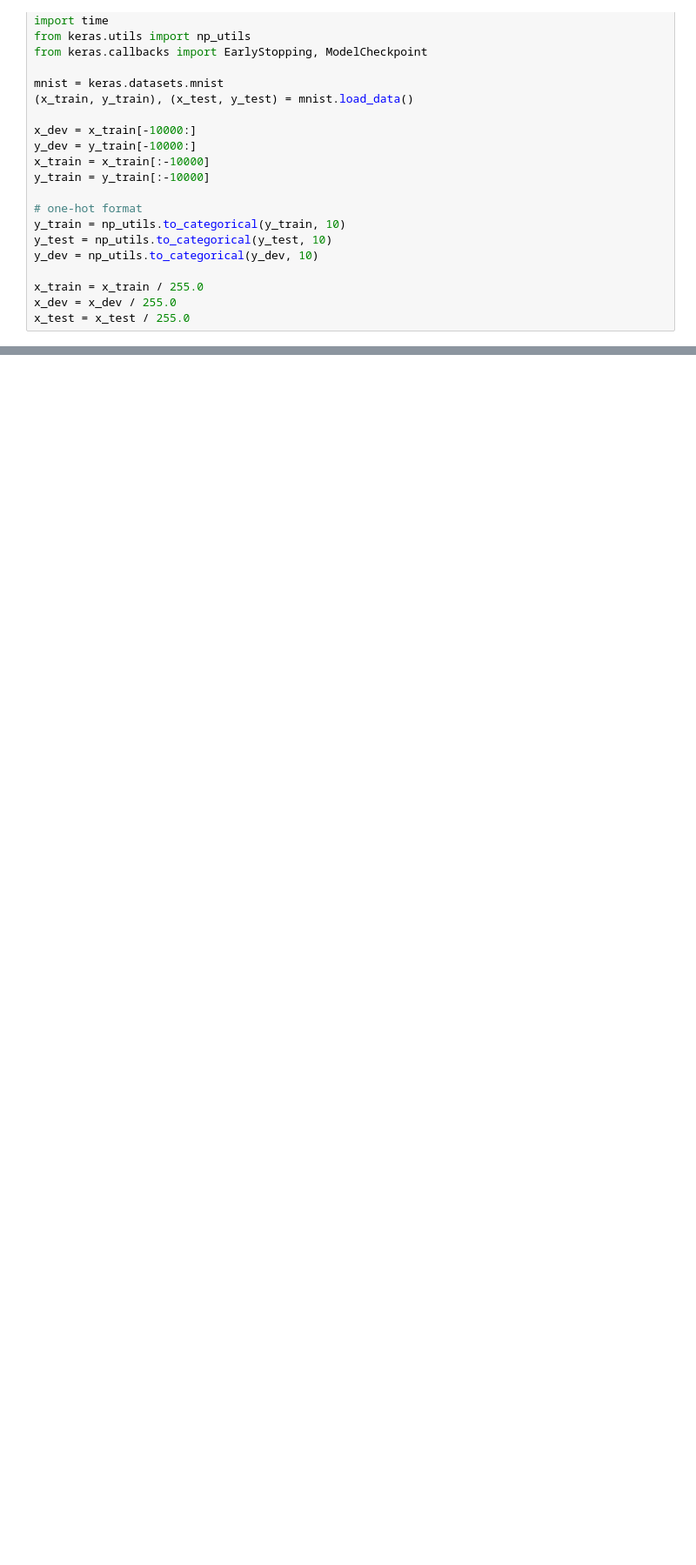
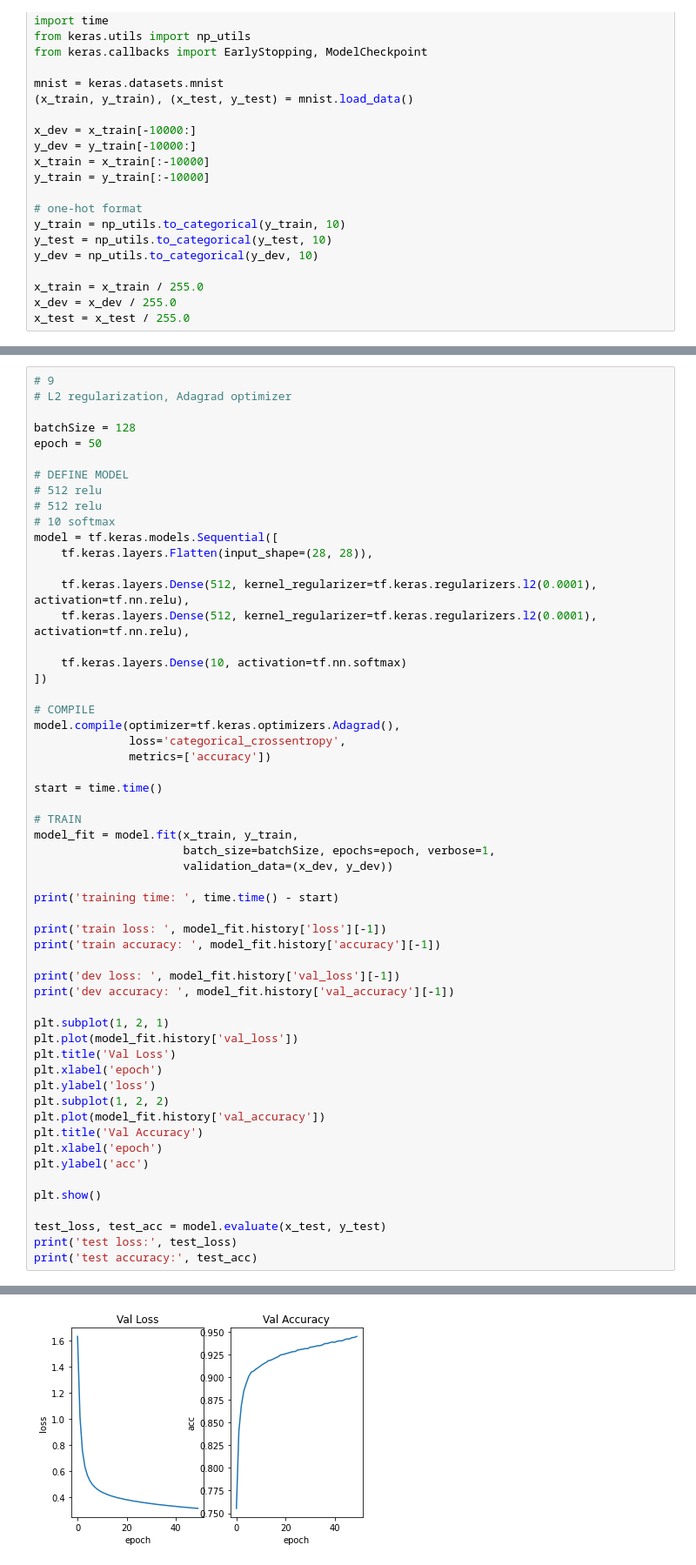
Before and after one commit to yimethan/computer_vision_study, a Jupyter notebook: week9_10/NN.ipynb, the cells around one changed output, grey strips where cells are left out. Shown at 87% size. Saved outputs shown, nothing was run; the diff lists cells and outputs as text; blank space fills up the shorter version.

```diff
--- a/week9_10/NN.ipynb
+++ b/week9_10/NN.ipynb
@@ -667,0 +668,57 @@ test accuracy: 0.980400025844574
+# %%
+# 9
+# L2 regularization, Adagrad optimizer
+
+batchSize = 128
+epoch = 50
+
+# DEFINE MODEL
+# 512 relu
+# 512 relu
+# 10 softmax
+model = tf.keras.models.Sequential([
+    tf.keras.layers.Flatten(input_shape=(28, 28)),
+
+    tf.keras.layers.Dense(512, kernel_regularizer=tf.keras.regularizers.l2(0.0001), activation=tf.nn.relu),
+    tf.keras.layers.Dense(512, kernel_regularizer=tf.keras.regularizers.l2(0.0001), activation=tf.nn.relu),
+
+    tf.keras.layers.Dense(10, activation=tf.nn.softmax)
+])
+
+# COMPILE
+model.compile(optimizer=tf.keras.optimizers.Adagrad(),
+              loss='categorical_crossentropy',
+              metrics=['accuracy'])
+
+start = time.time()
+
+# TRAIN
+model_fit = model.fit(x_train, y_train,
+                      batch_size=batchSize, epochs=epoch, verbose=1,
+                      validation_data=(x_dev, y_dev))
+
+print('training time: ', time.time() - start)
+
+print('train loss: ', model_fit.history['loss'][-1])
+print('train accuracy: ', model_fit.history['accuracy'][-1])
+
+print('dev loss: ', model_fit.history['val_loss'][-1])
+print('dev accuracy: ', model_fit.history['val_accuracy'][-1])
+
+plt.subplot(1, 2, 1)
+plt.plot(model_fit.history['val_loss'])
+plt.title('Val Loss')
+plt.xlabel('epoch')
+plt.ylabel('loss')
+plt.subplot(1, 2, 2)
+plt.plot(model_fit.history['val_accuracy'])
+plt.title('Val Accuracy')
+plt.xlabel('epoch')
+plt.ylabel('acc')
+
+plt.show()
+
+test_loss, test_acc = model.evaluate(x_test, y_test)
+print('test loss:', test_loss)
+print('test accuracy:', test_acc)
+# %% [output]
@@ -667,0 +742 @@ test accuracy: 0.980400025844574
+[figure, added]
```
Also changed, not shown: parts of 11 cells of this notebook, 2 other files.
